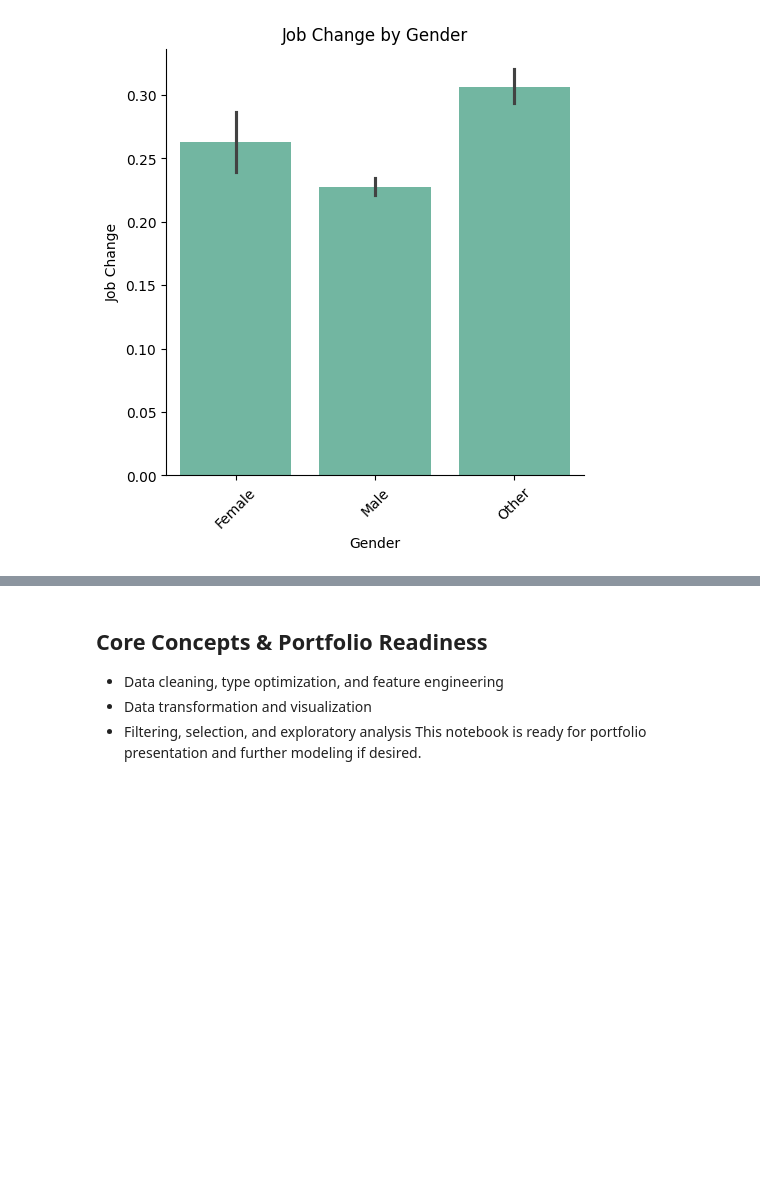
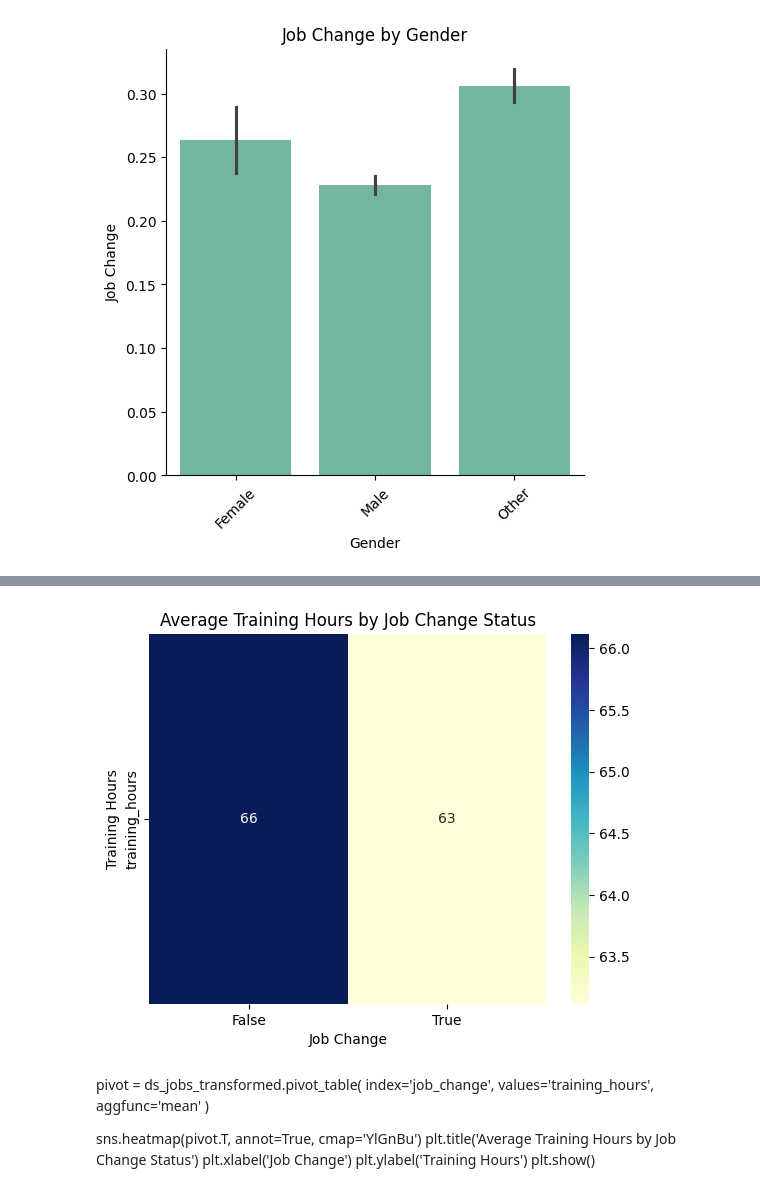
Before and after one commit to Alaeddin-B/DS_project5-DataPrep-, a Jupyter notebook: notebook.ipynb, the cells around one changed output, grey strips where cells are left out. Saved outputs shown, nothing was run; the diff lists cells and outputs as text; code cells hidden in the pictures; blank space fills up the shorter version.

```diff
--- a/notebook.ipynb
+++ b/notebook.ipynb
@@ -212,6 +212,26 @@ plt.show()
+# %%
+pivot = ds_jobs_transformed.pivot_table(
+    index='job_change',
+    values='training_hours',
+    aggfunc='mean'
+ )
+
+sns.heatmap(pivot.T, annot=True, cmap='YlGnBu')
+plt.title('Average Training Hours by Job Change Status')
+plt.xlabel('Job Change')
+plt.ylabel('Training Hours')
+plt.show()
+# %% [output]
+[figure, added]
 # %% [markdown]
-## Core Concepts & Portfolio Readiness
-- Data cleaning, type optimization, and feature engineering
-- Data transformation and visualization
-- Filtering, selection, and exploratory analysis
-This notebook is ready for portfolio presentation and further modeling if desired.
+pivot = ds_jobs_transformed.pivot_table(
+    index='job_change',
+    values='training_hours',
+    aggfunc='mean'
+)
+
+sns.heatmap(pivot.T, annot=True, cmap='YlGnBu')
+plt.title('Average Training Hours by Job Change Status')
+plt.xlabel('Job Change')
+plt.ylabel('Training Hours')
+plt.show()
```
Also changed, not shown: parts of 4 cells of this notebook, 1 other file.
